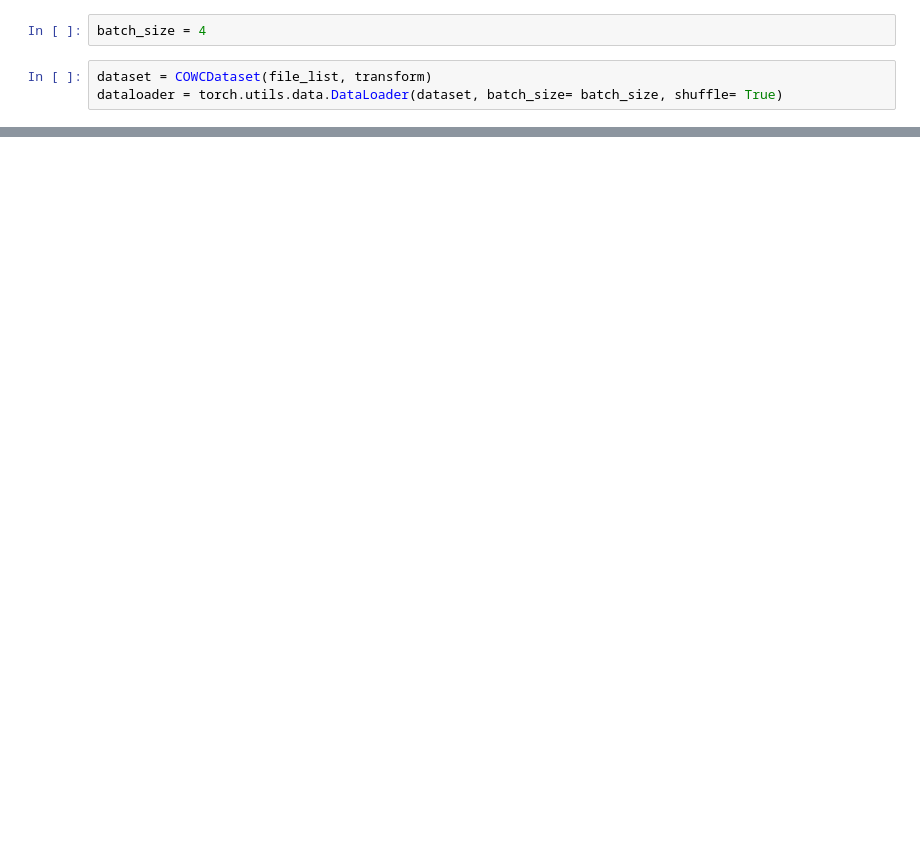
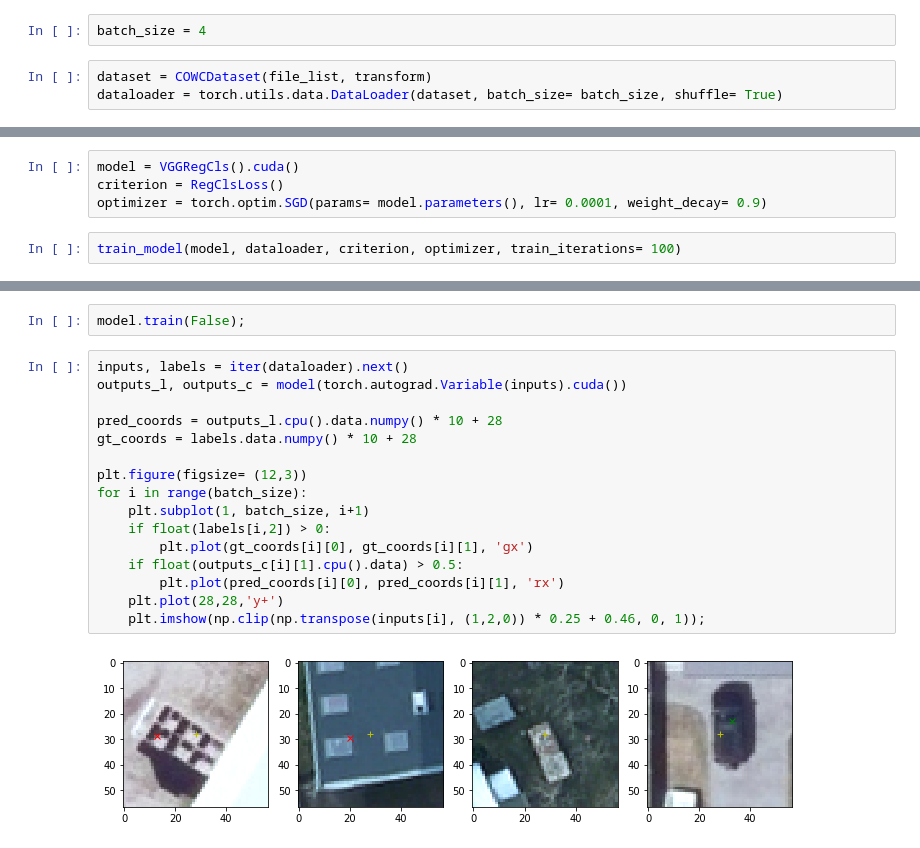
Before and after one commit to unfaint/siod_clf, a Jupyter notebook: demo.ipynb, the cells around one changed output, grey strips where cells are left out. Drawn from its saved outputs; the diff is of its cells as text; blank space fills up the shorter version.

Commit message:
Demo Jupyter notebook, train_model

```diff
--- a/demo.ipynb
+++ b/demo.ipynb
@@ -44,0 +47,6 @@ for i in range(batch_size):
+# %%
+model = VGGRegCls().cuda()
+criterion = RegClsLoss()
+optimizer = torch.optim.SGD(params= model.parameters(), lr= 0.0001, weight_decay= 0.9)
+# %%
+train_model(model, dataloader, criterion, optimizer, train_iterations= 100)
@@ -44,0 +65,20 @@ for i in range(batch_size):
+# %%
+model.train(False);
+# %%
+inputs, labels = iter(dataloader).next()
+outputs_l, outputs_c = model(torch.autograd.Variable(inputs).cuda())
+
+pred_coords = outputs_l.cpu().data.numpy() * 10 + 28
+gt_coords = labels.data.numpy() * 10 + 28
+
+plt.figure(figsize= (12,3))
+for i in range(batch_size):
+    plt.subplot(1, batch_size, i+1)
+    if float(labels[i,2]) > 0:
+        plt.plot(gt_coords[i][0], gt_coords[i][1], 'gx')
+    if float(outputs_c[i][1].cpu().data) > 0.5:
+        plt.plot(pred_coords[i][0], pred_coords[i][1], 'rx')
+    plt.plot(28,28,'y+')
+    plt.imshow(np.clip(np.transpose(inputs[i], (1,2,0)) * 0.25 + 0.46, 0, 1));
+# %% [output]
+[figure, added]
```
Also changed, not shown: parts of 4 cells of this notebook, 2 other files.
